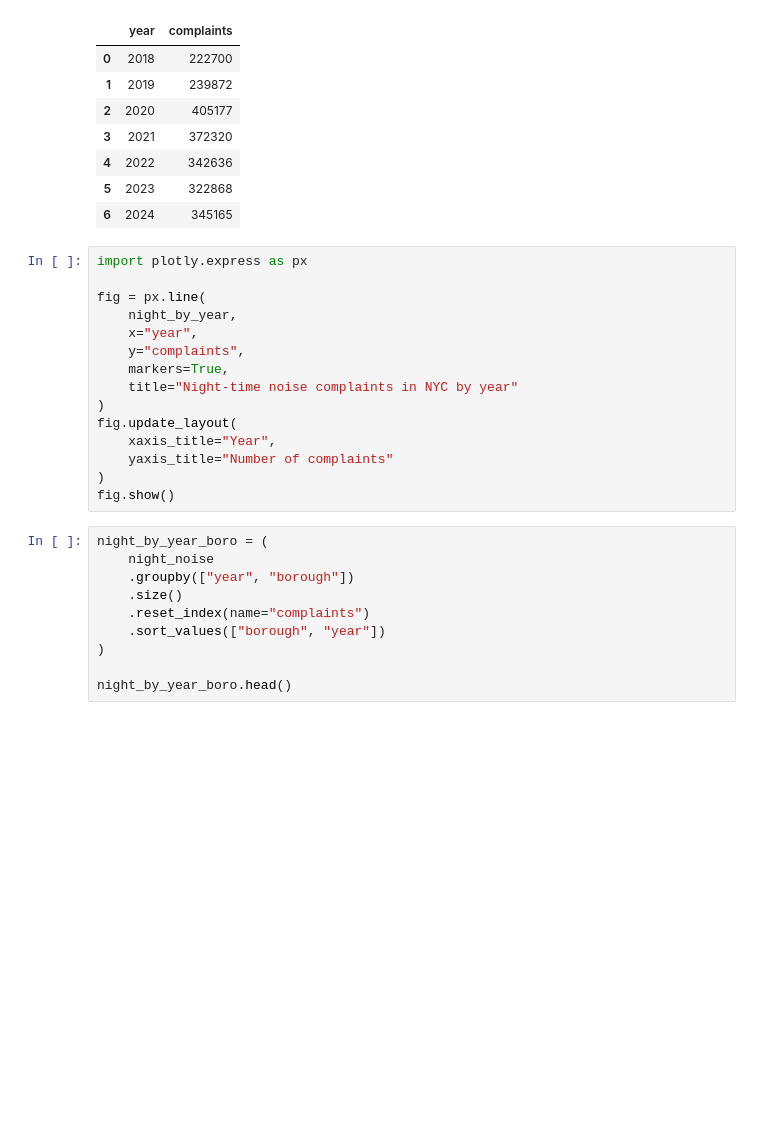
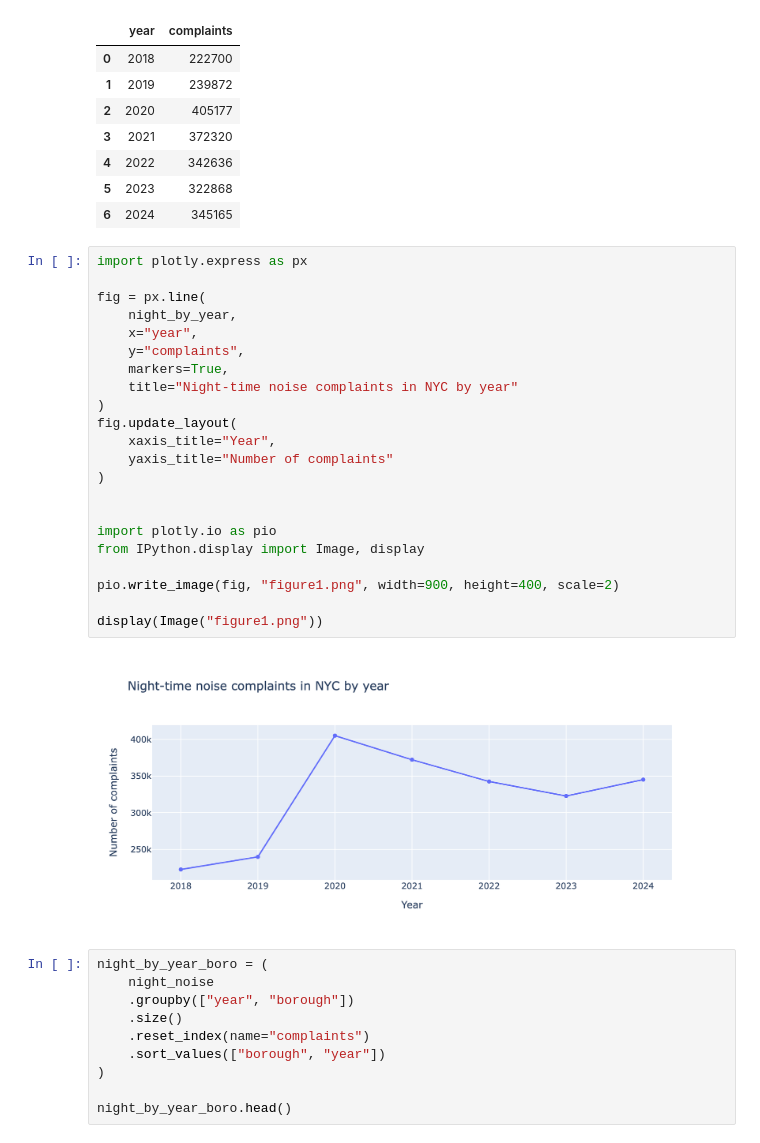
Before and after one commit to yc4747-star/yc4747-star.github.io, a Jupyter notebook: project3/project3.ipynb, the cells around one changed output. Cells and saved outputs as stored; diff of their text form; blank space fills up the shorter version.

```diff
--- a/project3/project3.ipynb
+++ b/project3/project3.ipynb
@@ -221,18 +221,27 @@ night_by_year
 # %%
 import plotly.express as px
 
 fig = px.line(
     night_by_year,
     x="year",
     y="complaints",
     markers=True,
     title="Night-time noise complaints in NYC by year"
 )
 fig.update_layout(
     xaxis_title="Year",
     yaxis_title="Number of complaints"
 )
-fig.show()
+
+
+import plotly.io as pio
+from IPython.display import Image, display
+
+pio.write_image(fig, "figure1.png", width=900, height=400, scale=2)
+
+display(Image("figure1.png"))
+# %% [output]
+[figure, added]
 # %%
 night_by_year_boro = (
     night_noise
```
Also changed, not shown: parts of 5 cells of this notebook, 6 other files.
